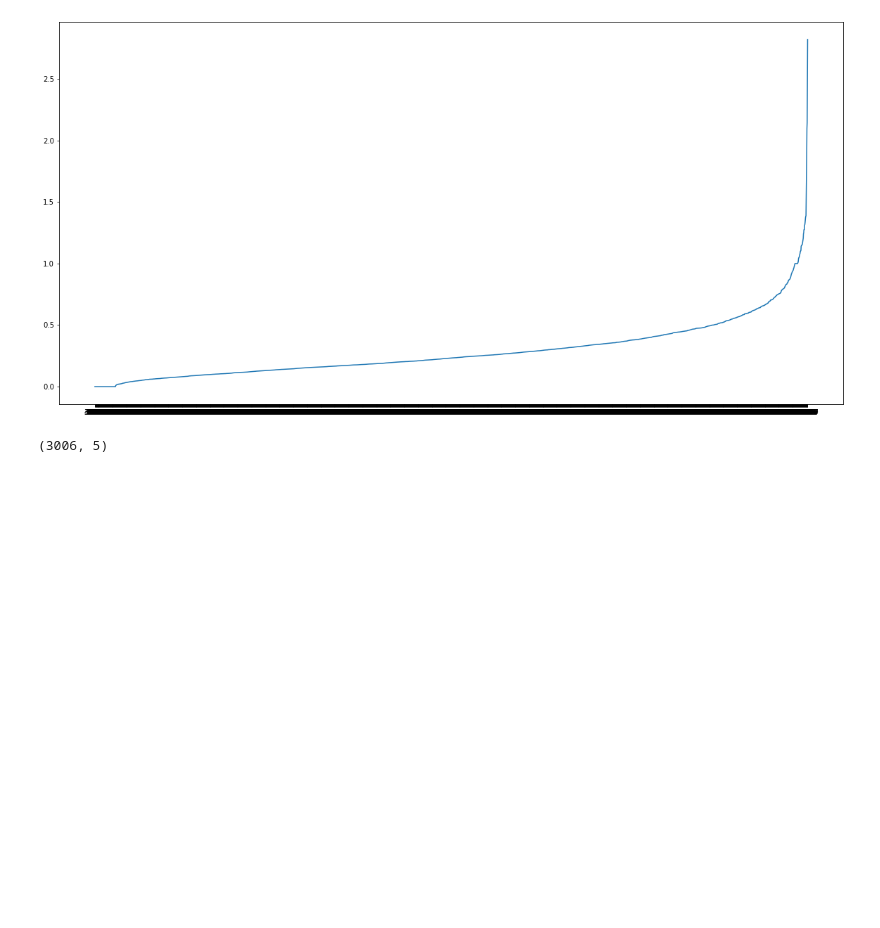
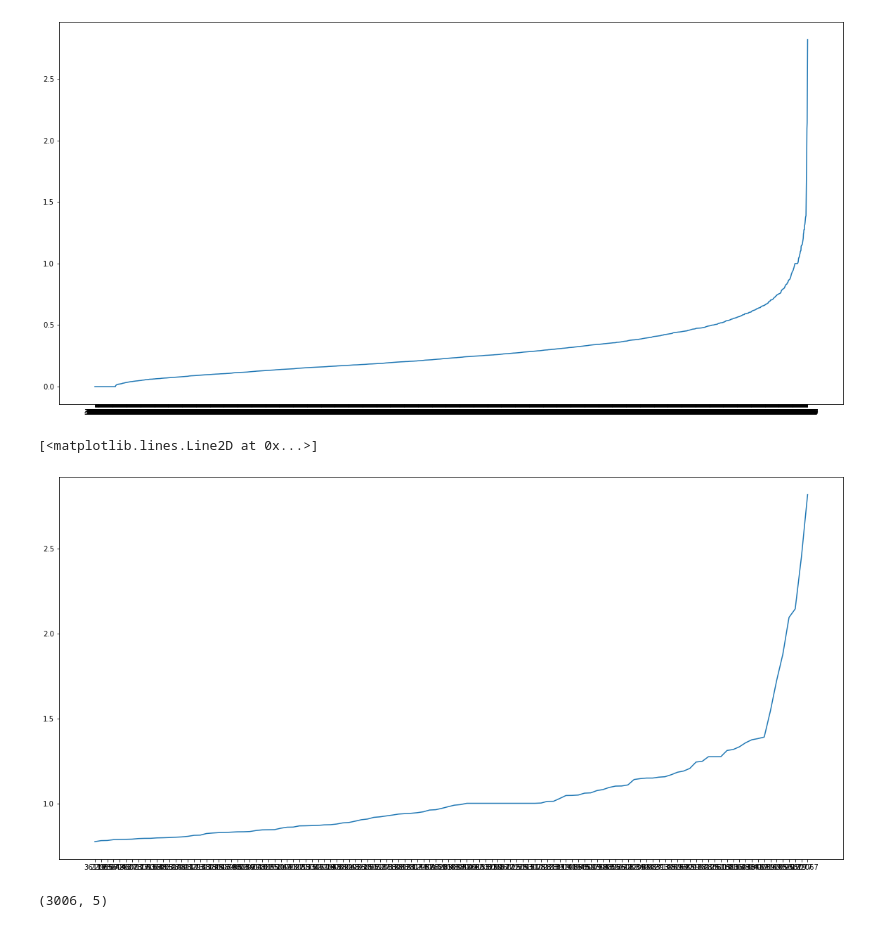
Before and after one commit to feynmanm/covid, a Jupyter notebook: notebooks/CANnotebooks/exploration.ipynb, the cells around one changed output. Saved outputs shown, nothing was run; the diff lists cells and outputs as text; code cells hidden in the pictures; blank space fills up the shorter version.

```diff
--- a/notebooks/CANnotebooks/exploration.ipynb
+++ b/notebooks/CANnotebooks/exploration.ipynb
@@ -335,10 +312,17 @@ candata_county[candata_county['case_peak_ratio']==0.0].shape
 (90, 5)
 # %%
 plt.figure(figsize=(20,10))
-plt.plot(candata_county['case_peak_ratio'].sort_values())
+ratios_sorted = candata_county['case_peak_ratio'].sort_values()
+plt.plot(ratios_sorted)
 # %% [output]
 [<matplotlib.lines.Line2D at 0x...>]
 [figure]
+# %%
+plt.figure(figsize=(20,10))
+plt.plot(ratios_sorted[2980:])
+# %% [output]
+[<matplotlib.lines.Line2D at 0x...>]
+[figure, added]
 # %%
 # Let's just drop the counties where case ratio is zero too... probably cases weren't reported before Sep 2020
 candata_county = candata_county[~(candata_county['case_peak_ratio']==0.0)]
```
Also changed, not shown: parts of 16 cells of this notebook, 1 other file.
